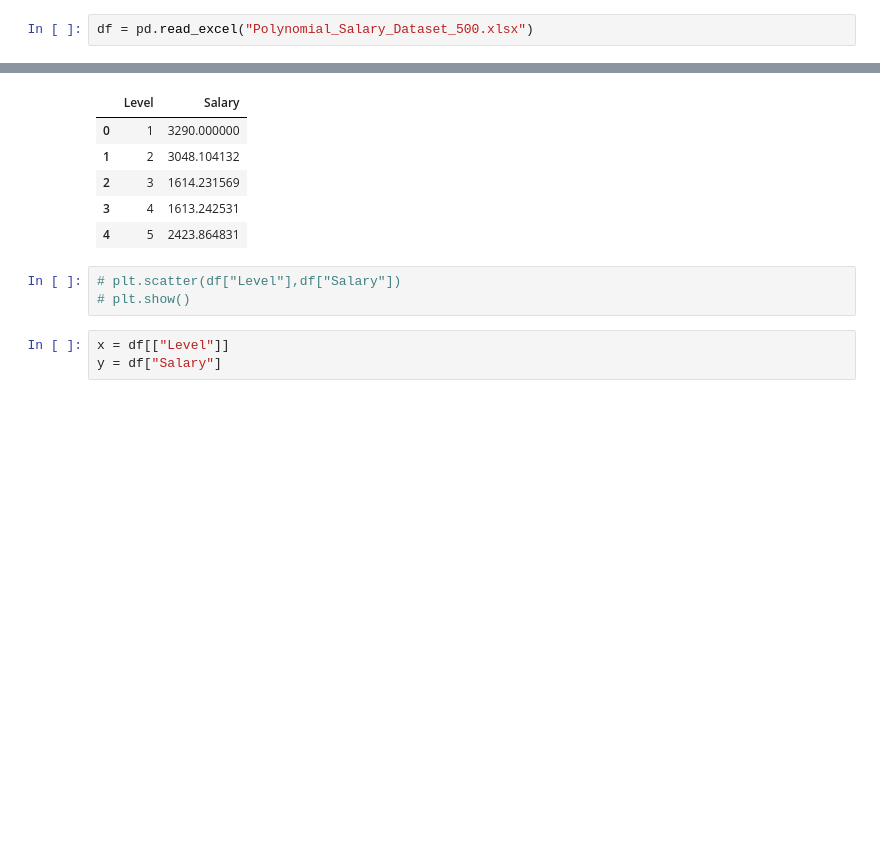
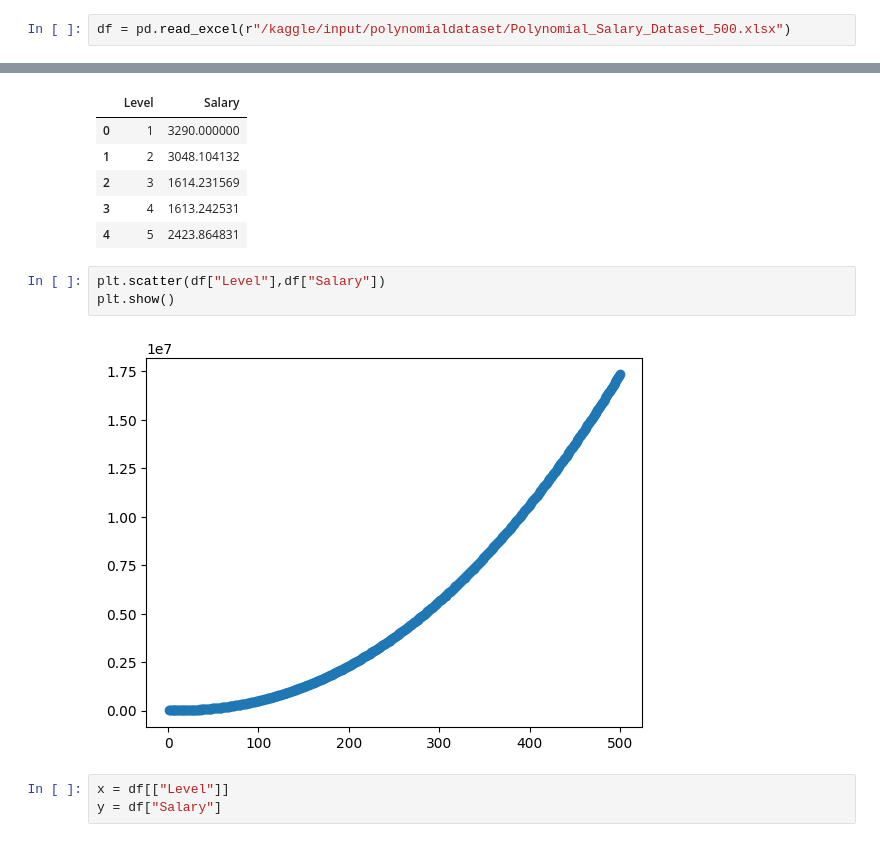
Before and after one commit to Altamash-beg/salary23prediction, a Jupyter notebook: polynomialregression.ipynb, the cells around one changed output, grey strips where cells are left out. Cells and saved outputs as stored; diff of their text form; blank space fills up the shorter version.

Commit message:
Kaggle Notebook | PolynomialRegression | Version 1

```diff
--- a/polynomialregression.ipynb
+++ b/polynomialregression.ipynb
@@ -6,5 +6,5 @@ import numpy as np
 # %%
-df = pd.read_excel("Polynomial_Salary_Dataset_500.xlsx")
+df = pd.read_excel(r"/kaggle/input/polynomialdataset/Polynomial_Salary_Dataset_500.xlsx")
 # %%
 df["Salary"] = df["Salary"].abs()
 df.head(5)
@@ -16,8 +16,10 @@ df.head(5)
 | 3 | 4 | 1613.242531 |
 | 4 | 5 | 2423.864831 |
 # %%
-# plt.scatter(df["Level"],df["Salary"])
-# plt.show()
+plt.scatter(df["Level"],df["Salary"])
+plt.show()
+# %% [output]
+[figure, added]
 # %%
 x = df[["Level"]]
 y = df["Salary"]
```
Also changed, not shown: parts of 3 cells of this notebook.
